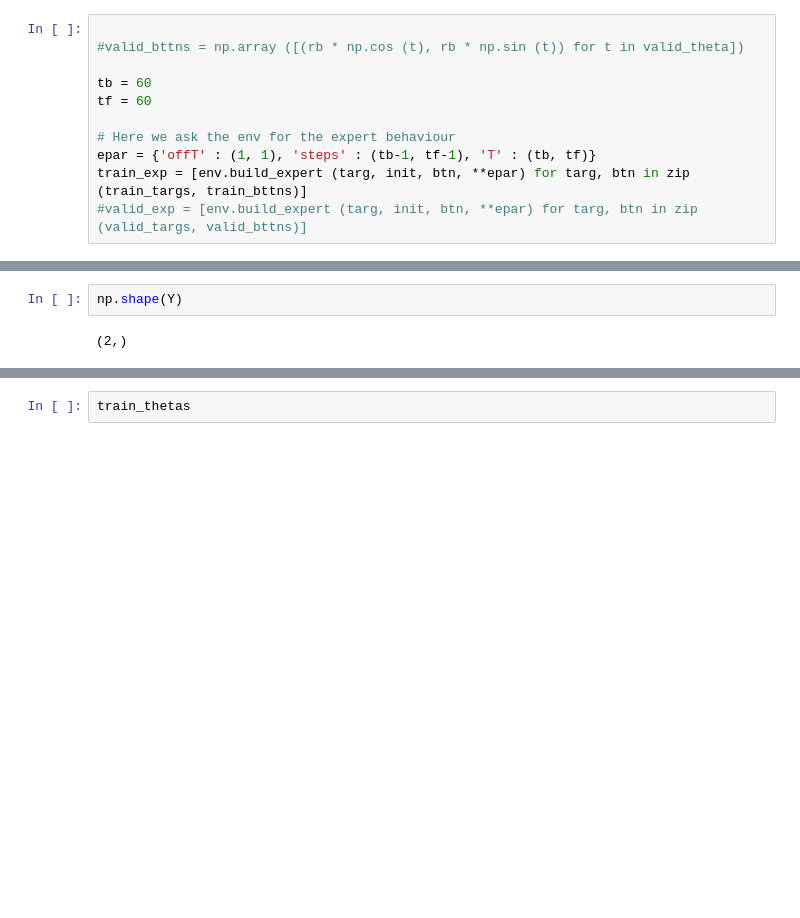
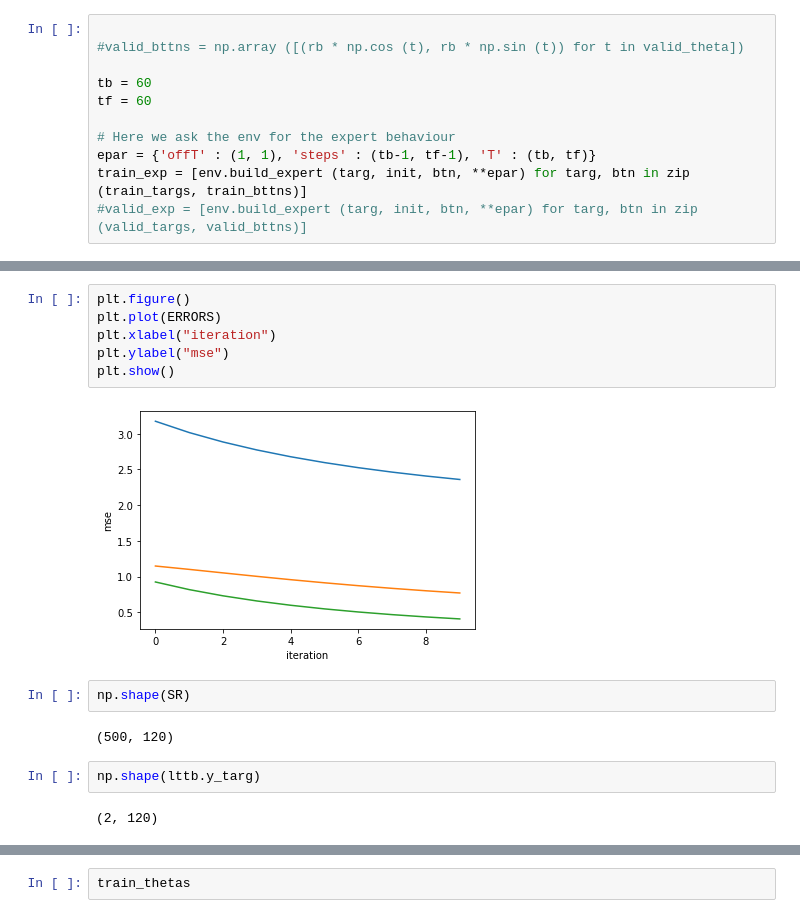
Before and after one commit to cristianocapone/LTTB, a Jupyter notebook: ButtonAndFood/ButtonAndFood-Button_state_noRec-randomButton_Mino.ipynb, the cells around one changed output, grey strips where cells are left out. Saved outputs shown, nothing was run; the diff lists cells and outputs as text; blank space fills up the shorter version.

```diff
--- a/ButtonAndFood/ButtonAndFood-Button_state_noRec-randomButton_Mino.ipynb
+++ b/ButtonAndFood/ButtonAndFood-Button_state_noRec-randomButton_Mino.ipynb
@@ -367,7 +353,19 @@ for iter in range(nIterRec):
+# %%
+plt.figure()
+plt.plot(ERRORS)
+plt.xlabel("iteration")
+plt.ylabel("mse")
+plt.show()
+# %% [output]
+[figure, added]
 # %%
-np.shape(Y)
+np.shape(SR)
 # %% [output]
-(2,)
+(500, 120)
+# %%
+np.shape(lttb.y_targ)
+# %% [output]
+(2, 120)
 # %%
 lttb.T
 # %% [output]
```
Also changed, not shown: parts of 19 cells of this notebook, 1 other file.
